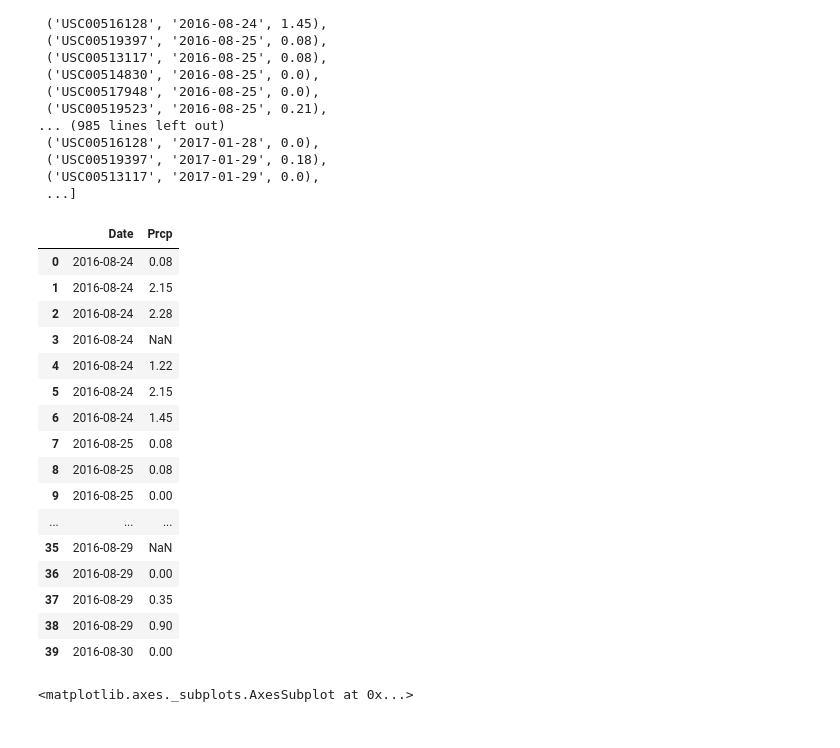
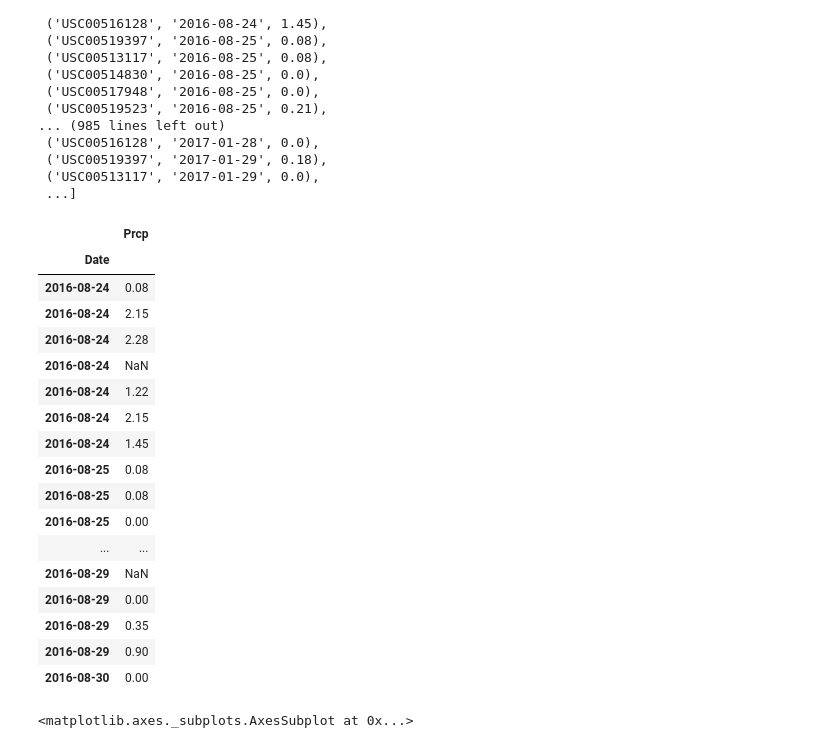
Before and after one commit to HilaryKoerner/sqlalchemy_challenge, a Jupyter notebook: climate_starter.ipynb, the cells around one changed output. Drawn from its saved outputs; the diff is of its cells as text; code cells hidden in the pictures.

Commit message:
created dataframe, imported mdates, cleaned up notebook, created summary statistics

```diff
--- a/climate_starter.ipynb
+++ b/climate_starter.ipynb
@@ -140,26 +141,29 @@ prcp = [result[2] for result in precip[::]]
 # print(prcp)
 # %%
 #pandas lession, day: 1, activity: student training grounds
-precip_df = pd.DataFrame({"Date":date, "Prcp":prcp})
+#need to set the index to date
+#how to set index: https://pandas.pydata.org/pandas-docs/stable/reference/api/pandas.DataFrame.set_index.html
+precip_df = pd.DataFrame({"Date":date, "Prcp":prcp}).set_index('Date')
 precip_df.head(40)
 # %% [output]
-|  | Date | Prcp |
-| 0 | 2016-08-24 | 0.08 |
-| 1 | 2016-08-24 | 2.15 |
-| 2 | 2016-08-24 | 2.28 |
-| 3 | 2016-08-24 | NaN |
-| 4 | 2016-08-24 | 1.22 |
-| 5 | 2016-08-24 | 2.15 |
-| 6 | 2016-08-24 | 1.45 |
-| 7 | 2016-08-25 | 0.08 |
-| 8 | 2016-08-25 | 0.08 |
-| 9 | 2016-08-25 | 0.00 |
-| ... | ... | ... |
-| 35 | 2016-08-29 | NaN |
-| 36 | 2016-08-29 | 0.00 |
-| 37 | 2016-08-29 | 0.35 |
-| 38 | 2016-08-29 | 0.90 |
-| 39 | 2016-08-30 | 0.00 |
+|  | Prcp |
+| Date |  |
+| 2016-08-24 | 0.08 |
+| 2016-08-24 | 2.15 |
+| 2016-08-24 | 2.28 |
+| 2016-08-24 | NaN |
+| 2016-08-24 | 1.22 |
+| 2016-08-24 | 2.15 |
+| 2016-08-24 | 1.45 |
+| 2016-08-25 | 0.08 |
+| 2016-08-25 | 0.08 |
+| 2016-08-25 | 0.00 |
+| ... | ... |
+| 2016-08-29 | NaN |
+| 2016-08-29 | 0.00 |
+| 2016-08-29 | 0.35 |
+| 2016-08-29 | 0.90 |
+| 2016-08-30 | 0.00 |
 # %%
 precip_df.plot.bar(x='Date', y='Prcp', rot=0)
 # %% [output]
```
Also changed, not shown: parts of 22 cells of this notebook.
